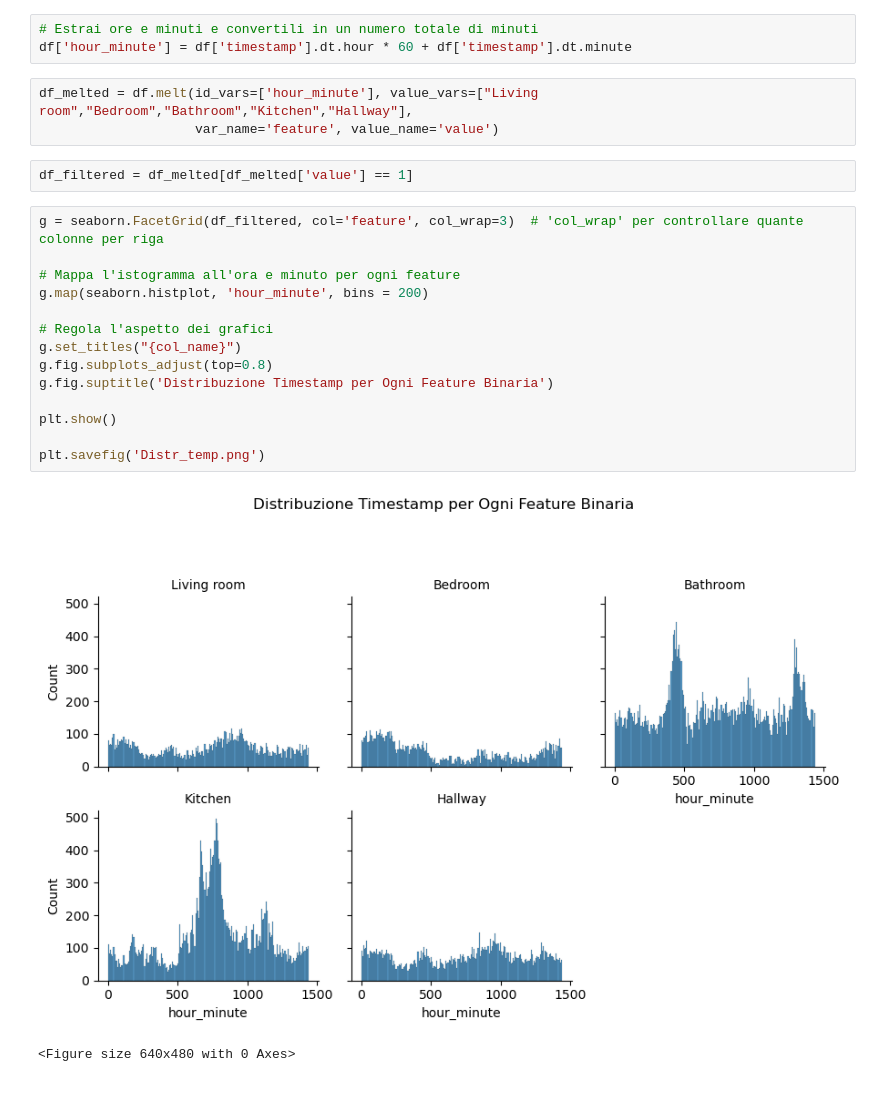
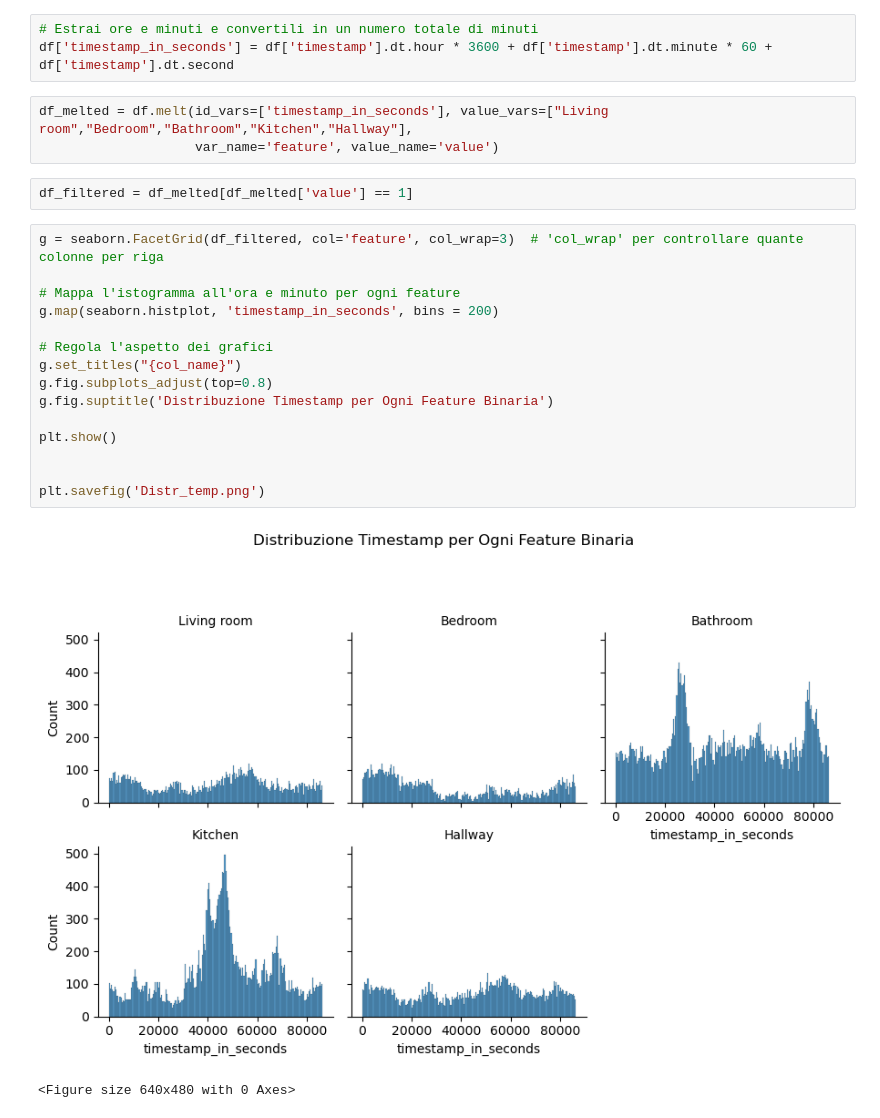
Before and after one commit to LorenzoCiarpa/hackathon-aindo-2024, a Jupyter notebook: grafici.ipynb, the cells around one changed output. Saved outputs shown, nothing was run; the diff lists cells and outputs as text.

```diff
--- a/grafici.ipynb
+++ b/grafici.ipynb
@@ -19,26 +17,27 @@ df = pd.read_csv('data_synth_train.csv')
 df['timestamp'] = pd.to_datetime(df['timestamp'])
 # %%
 # Estrai ore e minuti e convertili in un numero totale di minuti
-df['hour_minute'] = df['timestamp'].dt.hour * 60 + df['timestamp'].dt.minute
+df['timestamp_in_seconds'] = df['timestamp'].dt.hour * 3600 + df['timestamp'].dt.minute * 60 + df['timestamp'].dt.second
 # %%
-df_melted = df.melt(id_vars=['hour_minute'], value_vars=["Living room","Bedroom","Bathroom","Kitchen","Hallway"],
+df_melted = df.melt(id_vars=['timestamp_in_seconds'], value_vars=["Living room","Bedroom","Bathroom","Kitchen","Hallway"],
                     var_name='feature', value_name='value')
 # %%
 df_filtered = df_melted[df_melted['value'] == 1]
 # %%
 g = seaborn.FacetGrid(df_filtered, col='feature', col_wrap=3)  # 'col_wrap' per controllare quante colonne per riga
 
 # Mappa l'istogramma all'ora e minuto per ogni feature
-g.map(seaborn.histplot, 'hour_minute', bins = 200)
+g.map(seaborn.histplot, 'timestamp_in_seconds', bins = 200)
 
 # Regola l'aspetto dei grafici
 g.set_titles("{col_name}")
 g.fig.subplots_adjust(top=0.8)
 g.fig.suptitle('Distribuzione Timestamp per Ogni Feature Binaria')
 
 plt.show()
 
+
 plt.savefig('Distr_temp.png')
 # %% [output]
-[figure, old version]
+[figure, new version]
 <Figure size 640x480 with 0 Axes>
```
Also changed, not shown: parts of 17 cells of this notebook, 1 other file.
